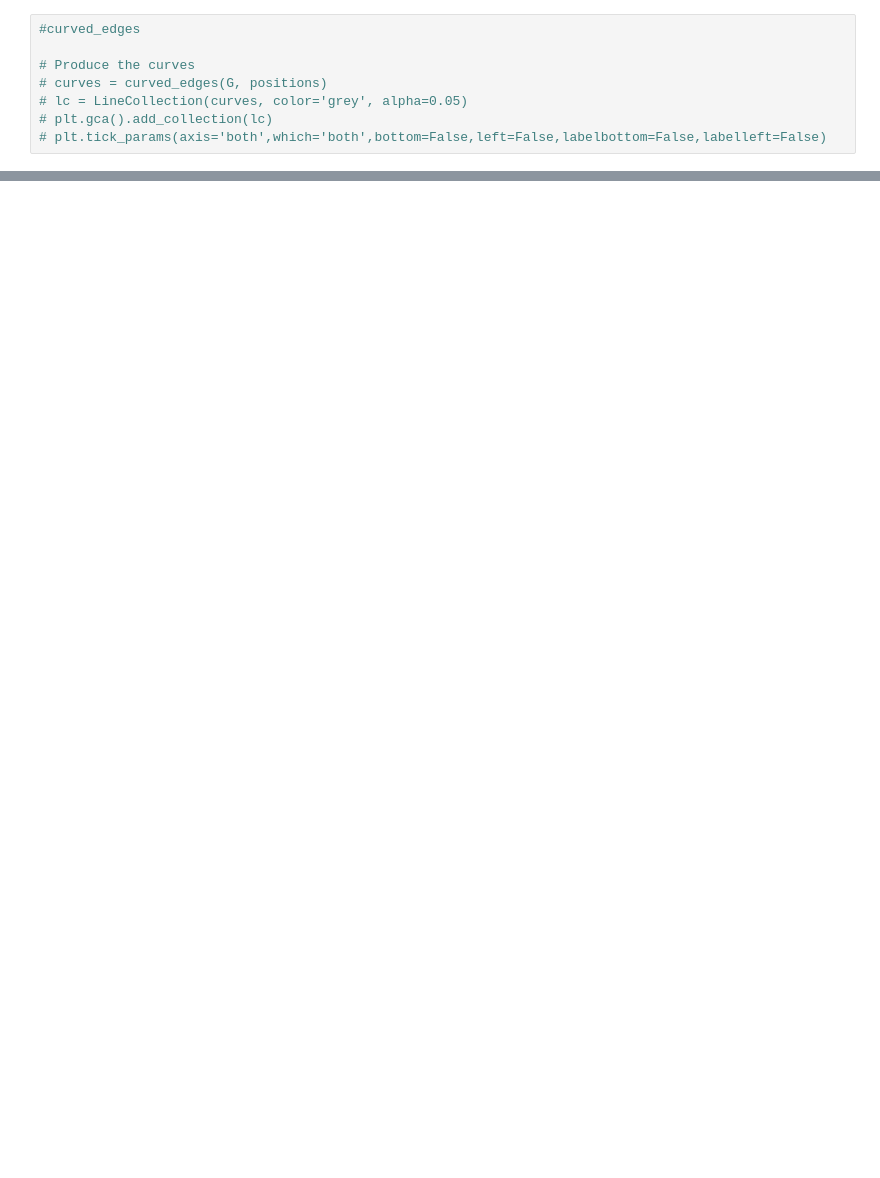
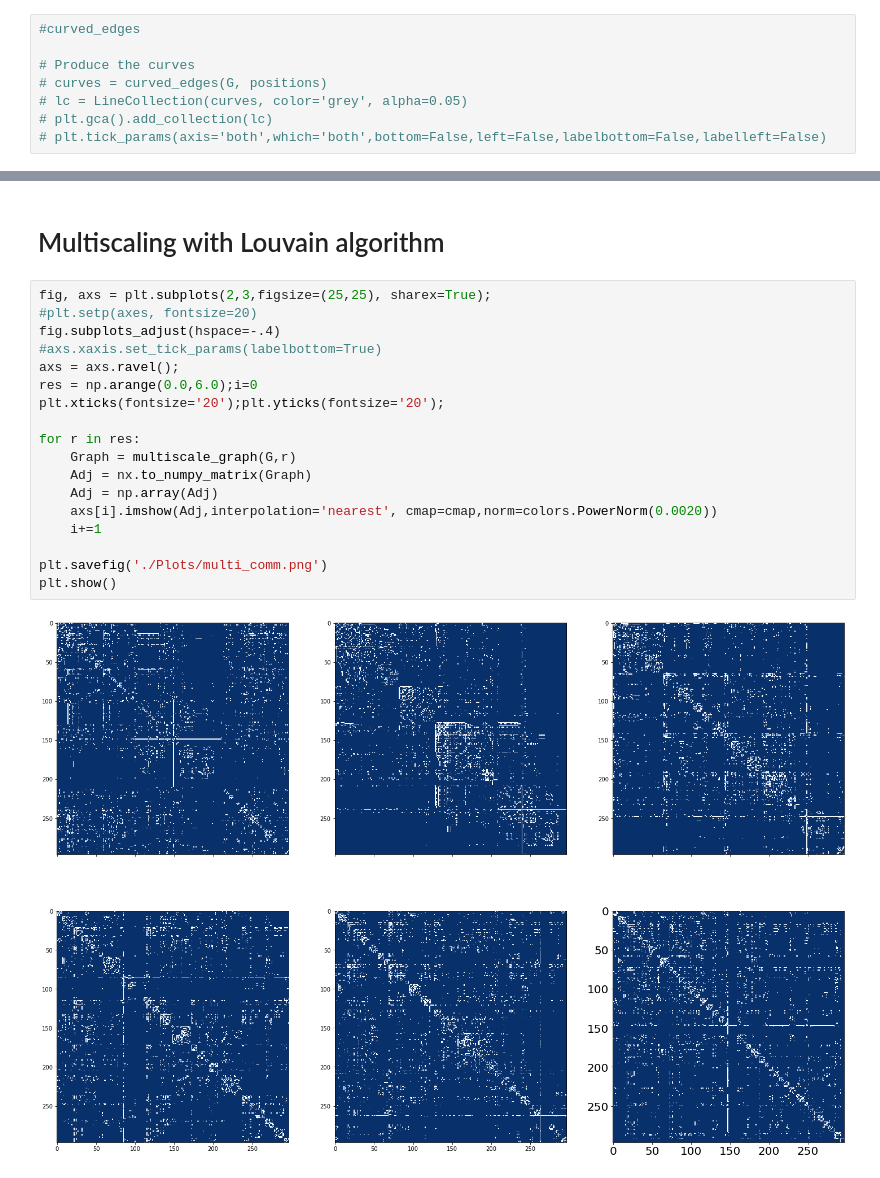
Before and after one commit to NwaObed/Network-Science, a Jupyter notebook: network_neuroscience.ipynb, the cells around one changed output, grey strips where cells are left out. Cells and saved outputs as stored; diff of their text form; blank space fills up the shorter version.

```diff
--- a/network_neuroscience.ipynb
+++ b/network_neuroscience.ipynb
@@ -302,0 +307,22 @@ AdjustSpeedAndApplyForces step  took  0.01  seconds
+# %% [markdown]
+# Multiscaling with Louvain algorithm
+# %%
+fig, axs = plt.subplots(2,3,figsize=(25,25), sharex=True);
+#plt.setp(axes, fontsize=20)
+fig.subplots_adjust(hspace=-.4)
+#axs.xaxis.set_tick_params(labelbottom=True)
+axs = axs.ravel();
+res = np.arange(0.0,6.0);i=0
+plt.xticks(fontsize='20');plt.yticks(fontsize='20');
+
+for r in res:
+    Graph = multiscale_graph(G,r)
+    Adj = nx.to_numpy_matrix(Graph)
+    Adj = np.array(Adj)
+    axs[i].imshow(Adj,interpolation='nearest', cmap=cmap,norm=colors.PowerNorm(0.0020))
+    i+=1
+
+plt.savefig('./Plots/multi_comm.png')
+plt.show()
+# %% [output]
+[figure, added]
```
Also changed, not shown: parts of 16 cells of this notebook, 4 other files.
